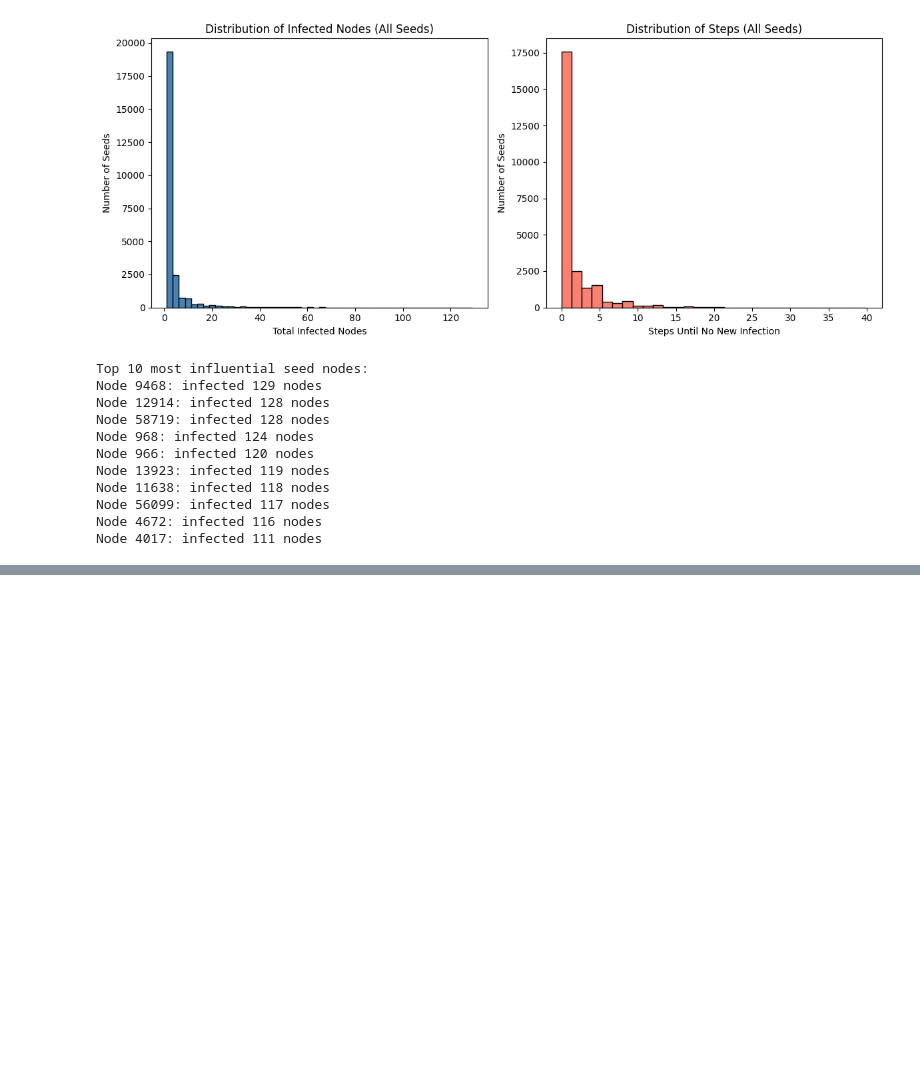
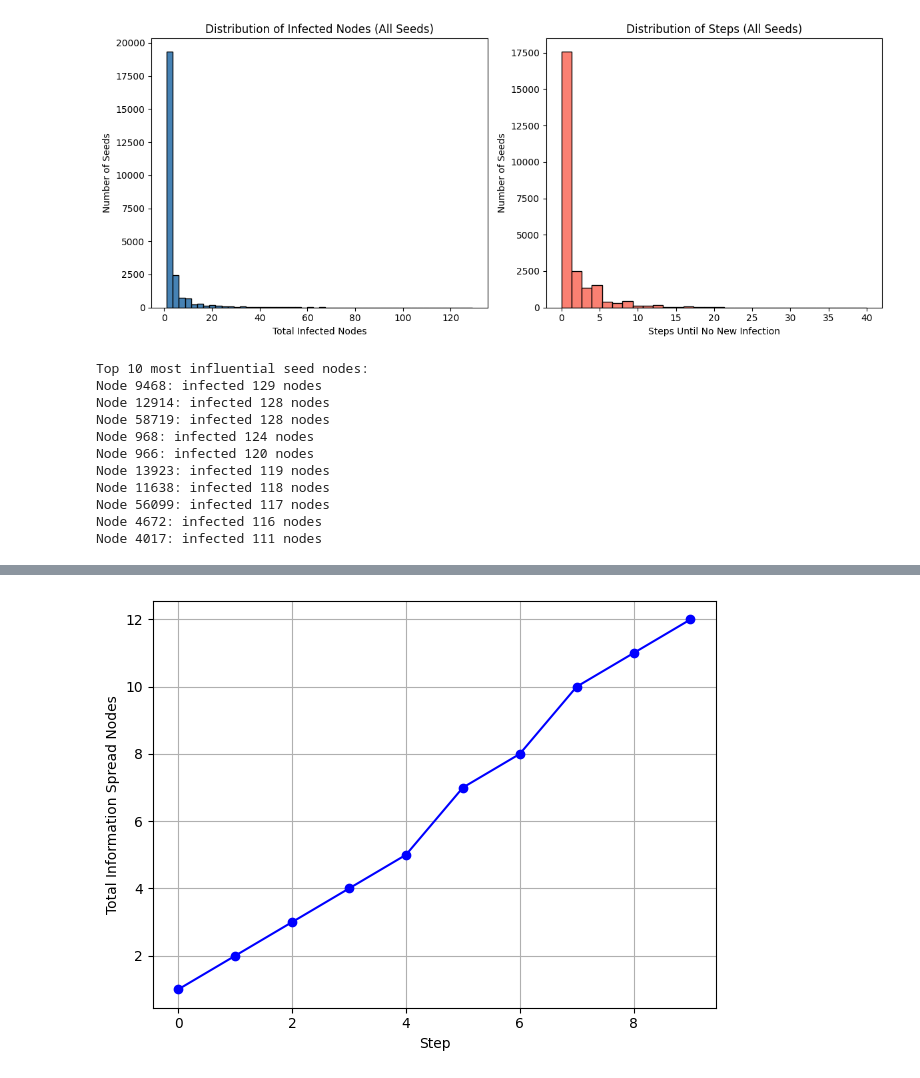
Before and after one commit to Susena-V/SNA_Project, a Jupyter notebook: Project_Round2_TaskBMathOverflow.ipynb, the cells around one changed output, grey strips where cells are left out. Drawn from its saved outputs; the diff is of its cells as text; code cells hidden in the pictures; blank space fills up the shorter version.

```diff
--- a/Project_Round2_TaskBMathOverflow.ipynb
+++ b/Project_Round2_TaskBMathOverflow.ipynb
@@ -174,0 +487,88 @@ Node 4017: infected 111 nodes
+# %%
+import networkx as nx
+import numpy as np
+import random
+import matplotlib.pyplot as plt
+
+# === Step 1: Load Graph (ignoring timestamps) ===
+def load_static_graph(file_path):
+    G = nx.DiGraph()
+    with open(file_path, 'r') as f:
+        for line in f:
+            u, v, _ = line.strip().split()
+            G.add_edge(u, v)
+    return G
+
+# === Step 2: Assign activation probabilities (normalized per node) ===
+def assign_activation_probabilities(G):
+    activation_prob = {}
+    for node in G.nodes():
+        neighbors = list(G.successors(node))
+        if neighbors:
+            probs = np.random.rand(len(neighbors))
+            probs /= probs.sum()
+            activation_prob[node] = dict(zip(neighbors, probs))
+        else:
+            activation_prob[node] = {}
+    return activation_prob
+
+# === Step 3: ICM with timeline ===
+def independent_cascade(G, seed, activation_prob):
+    active = set([seed])
+    newly_active = set([seed])
+    steps = 0
+    timeline = [1]  # initial seed active
+
+    while newly_active:
+        next_newly_active = set()
+        for node in newly_active:
+            for neighbor in G.successors(node):
+                if neighbor not in active:
+                    prob = activation_prob.get(node, {}).get(neighbor, 0)
+                    if random.random() <= prob:
+                        next_newly_active.add(neighbor)
+        newly_active = next_newly_active
+        active.update(newly_active)
+        if newly_active:
+            steps += 1
+            timeline.append(len(active))
+
+    return steps, len(active), timeline, seed
+
+# === Step 4: Run for 5 random seeds ===
+def run_icm_on_graph(G, runs=5):
+    activation_prob = assign_activation_probabilities(G)
+    seeds = random.sample(list(G.nodes()), runs)
+    results = []
+
+    print("Running ICM for 5 random seed nodes:")
+    for seed in seeds:
+        steps, infected, timeline, used_seed = independent_cascade(G, seed, activation_prob)
+        print(f"Seed Node: {used_seed}, Steps: {steps}, Infected Nodes: {infected}")
+        results.append({
+            'seed': used_seed,
+            'steps': steps,
+            'infected': infected,
+            'timeline': timeline
+        })
+
+    return results
+
+# === Step 5: Select and plot best run ===
+def plot_best_run(results):
+    best_run = sorted(results, key=lambda r: (-r['infected'], r['steps']))[0]
+    print(f"\nBest Run Selected: Seed={best_run['seed']}, Steps={best_run['steps']}, Total Infected={best_run['infected']}")
+
+    plt.plot(range(len(best_run['timeline'])), best_run['timeline'], marker='o', color='blue')
+    plt.xlabel("Step")
+    plt.ylabel("Total Information Spread Nodes")
+    plt.grid(True)
+    plt.tight_layout()
+    plt.show()
+
+# === Main ===
+file_path = '/content/sx-mathoverflow.txt'
+G = load_static_graph(file_path)
+results = run_icm_on_graph(G, runs=5)
+plot_best_run(results)
+# %% [output]
@@ -174,0 +583 @@ Node 4017: infected 111 nodes
+[figure, added]
```
Also changed, not shown: parts of 8 cells of this notebook.
